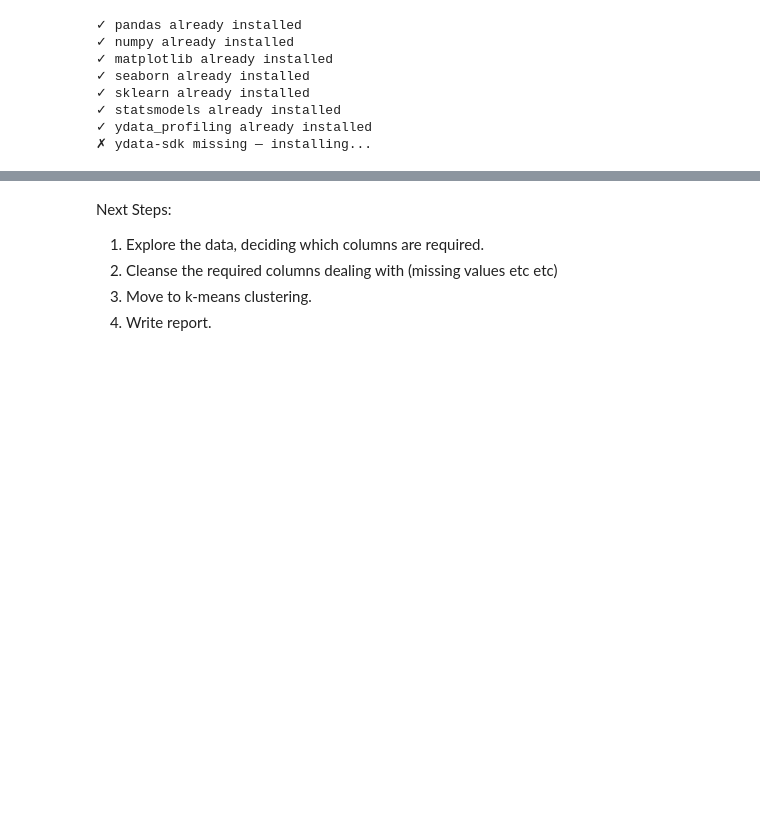
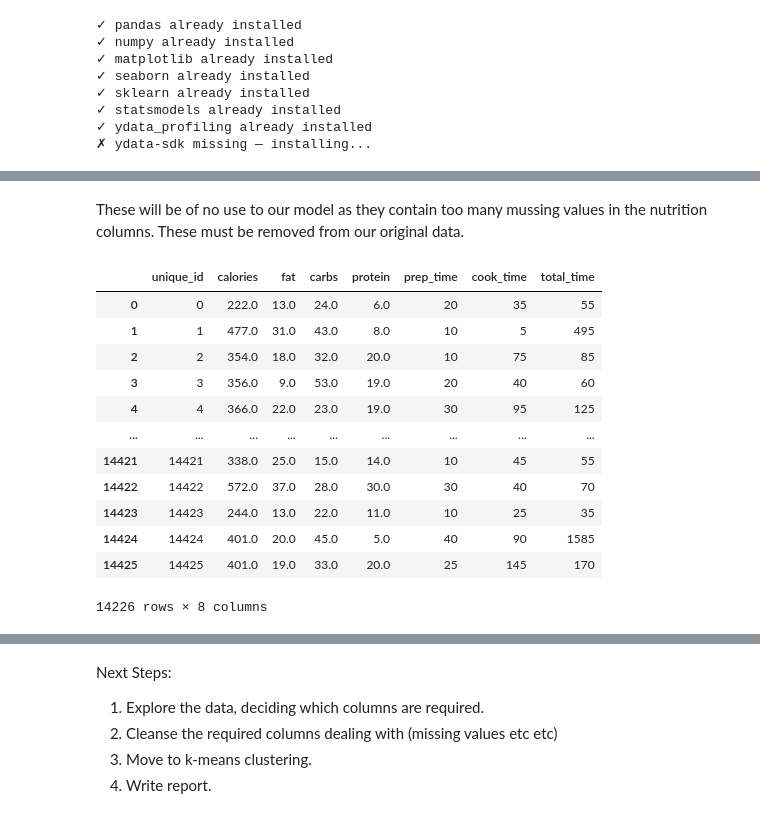
Before and after one commit to BP0323904/dspp, a Jupyter notebook: Allrecipes/Notebooks/Allrecipes_EDA_and_Cleansing.ipynb, the cells around one changed output, grey strips where cells are left out. Drawn from its saved outputs; the diff is of its cells as text; code cells hidden in the pictures; blank space fills up the shorter version.

```diff
--- a/Allrecipes/Notebooks/Allrecipes_EDA_and_Cleansing.ipynb
+++ b/Allrecipes/Notebooks/Allrecipes_EDA_and_Cleansing.ipynb
@@ -105,0 +217,21 @@ all_recipes.head(10)
+# %% [markdown]
+These will be of no use to our model as they contain too many mussing values in the nutrition columns.
+These must be removed from our original data.
+# %%
+# Example: remove rows where fat, protein, and carbs are all NaN
+df_core = df_core[~df_core[columns_with_nulls].isna().all(axis=1)]
+df_core
+# %% [output]
+|  | unique_id | calories | fat | carbs | protein | prep_time | cook_time | total_time |
+| 0 | 0 | 222.0 | 13.0 | 24.0 | 6.0 | 20 | 35 | 55 |
+| 1 | 1 | 477.0 | 31.0 | 43.0 | 8.0 | 10 | 5 | 495 |
+| 2 | 2 | 354.0 | 18.0 | 32.0 | 20.0 | 10 | 75 | 85 |
+| 3 | 3 | 356.0 | 9.0 | 53.0 | 19.0 | 20 | 40 | 60 |
+| 4 | 4 | 366.0 | 22.0 | 23.0 | 19.0 | 30 | 95 | 125 |
+| ... | ... | ... | ... | ... | ... | ... | ... | ... |
+| 14421 | 14421 | 338.0 | 25.0 | 15.0 | 14.0 | 10 | 45 | 55 |
+| 14422 | 14422 | 572.0 | 37.0 | 28.0 | 30.0 | 30 | 40 | 70 |
+| 14423 | 14423 | 244.0 | 13.0 | 22.0 | 11.0 | 10 | 25 | 35 |
+| 14424 | 14424 | 401.0 | 20.0 | 45.0 | 5.0 | 40 | 90 | 1585 |
+| 14425 | 14425 | 401.0 | 19.0 | 33.0 | 20.0 | 25 | 145 | 170 |
+14226 rows × 8 columns
```
Also changed, not shown: parts of 26 cells of this notebook.
